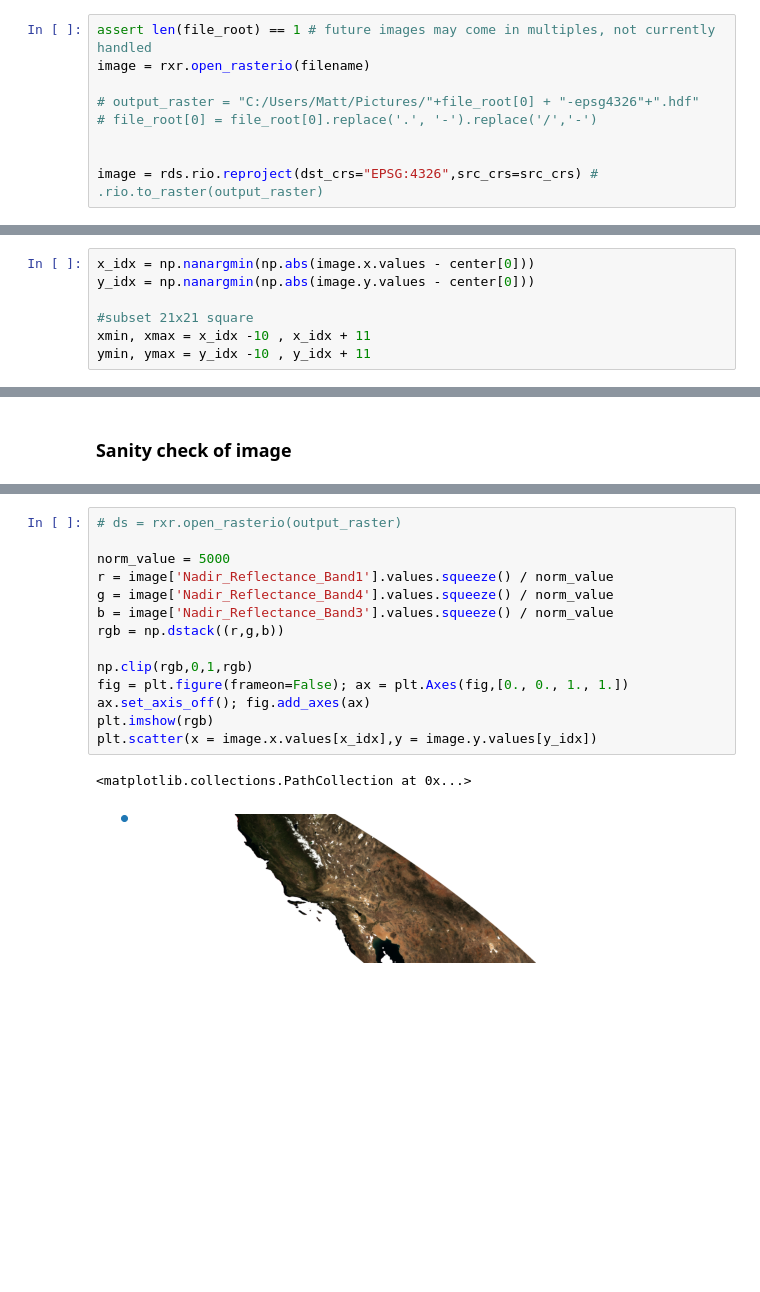
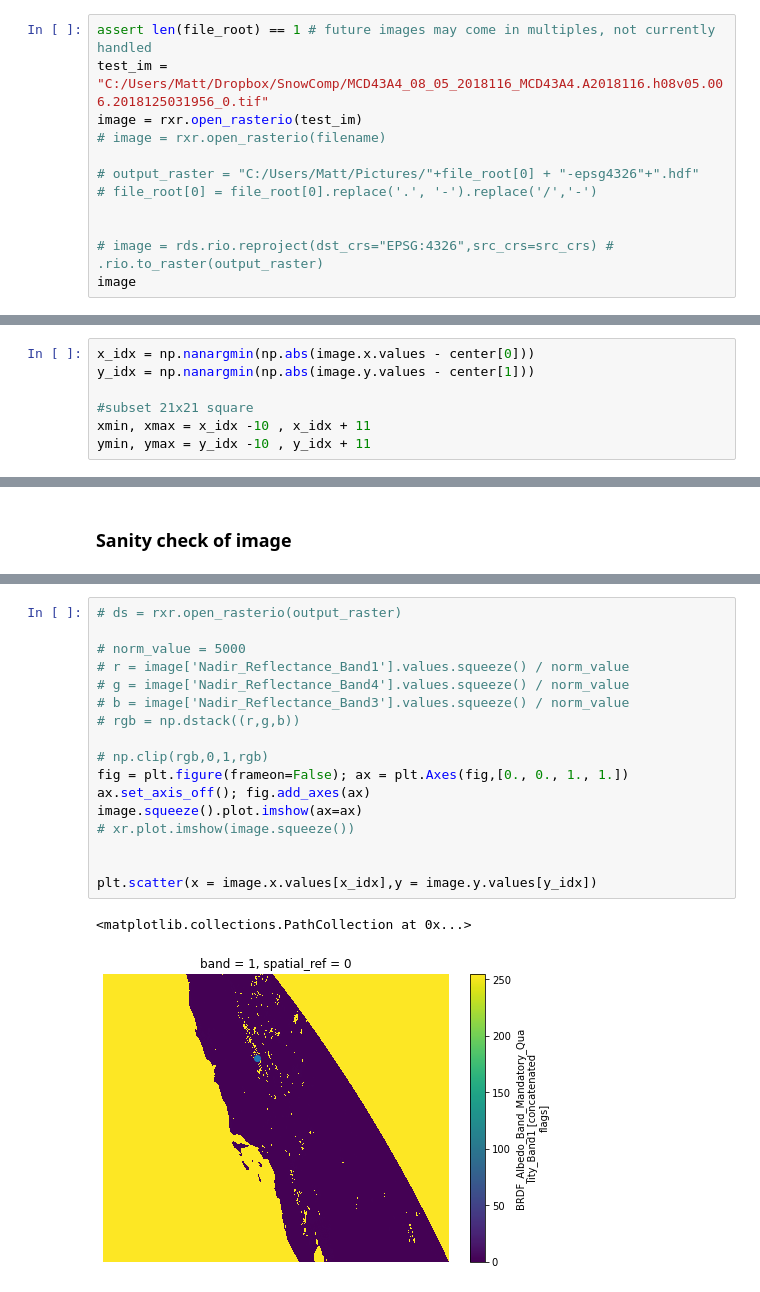
Before and after one commit to M-Harrington/SnowComp, a Jupyter notebook: src/Modis Processing.ipynb, the cells around one changed output, grey strips where cells are left out. Cells and saved outputs as stored; diff of their text form; blank space fills up the shorter version.

Commit message:
reprojection working, temp commit

```diff
--- a/src/Modis Processing.ipynb
+++ b/src/Modis Processing.ipynb
@@ -214,11 +223,14 @@ gdal.Warp("~/TestWarp",filename, srcSRS = src_crs,dstSRS="EPSG:4326")
 RuntimeError: Input file C:\Users\Matt\AppData\Local\Temp\modis\MCD43A4_08_05_2018116_MCD43A4.A2018116.h08v05.006.2018125031956.hdf has no raster bands.
 # %%
 assert len(file_root) == 1 # future images may come in multiples, not currently handled
-image = rxr.open_rasterio(filename)
+test_im = "C:/Users/Matt/Dropbox/SnowComp/MCD43A4_08_05_2018116_MCD43A4.A2018116.h08v05.006.2018125031956_0.tif"
+image = rxr.open_rasterio(test_im)
+# image = rxr.open_rasterio(filename)
 
 # output_raster = "C:/Users/Matt/Pictures/"+file_root[0] + "-epsg4326"+".hdf"
 # file_root[0] = file_root[0].replace('.', '-').replace('/','-')
 
 
-image = rds.rio.reproject(dst_crs="EPSG:4326",src_crs=src_crs) # .rio.to_raster(output_raster)
+# image = rds.rio.reproject(dst_crs="EPSG:4326",src_crs=src_crs) # .rio.to_raster(output_raster)
+image
 # %% [output]
@@ -233,7 +257,7 @@ test_cell = cells[0]
 center = centroids[test_cell]
 # %%
 x_idx = np.nanargmin(np.abs(image.x.values - center[0]))
-y_idx = np.nanargmin(np.abs(image.y.values - center[0]))
+y_idx = np.nanargmin(np.abs(image.y.values - center[1]))
 
 #subset 21x21 square
 xmin, xmax = x_idx -10 , x_idx + 11
@@ -280,17 +305,20 @@ image.x.values[x_idx]
 # %%
 # ds = rxr.open_rasterio(output_raster)
 
-norm_value = 5000
-r = image['Nadir_Reflectance_Band1'].values.squeeze() / norm_value
-g = image['Nadir_Reflectance_Band4'].values.squeeze() / norm_value
-b = image['Nadir_Reflectance_Band3'].values.squeeze() / norm_value
-rgb = np.dstack((r,g,b))
+# norm_value = 5000
+# r = image['Nadir_Reflectance_Band1'].values.squeeze() / norm_value
+# g = image['Nadir_Reflectance_Band4'].values.squeeze() / norm_value
+# b = image['Nadir_Reflectance_Band3'].values.squeeze() / norm_value
+# rgb = np.dstack((r,g,b))
 
-np.clip(rgb,0,1,rgb)
+# np.clip(rgb,0,1,rgb)
 fig = plt.figure(frameon=False); ax = plt.Axes(fig,[0., 0., 1., 1.])
 ax.set_axis_off(); fig.add_axes(ax)
-plt.imshow(rgb)
+image.squeeze().plot.imshow(ax=ax)
+# xr.plot.imshow(image.squeeze())
+
+
 plt.scatter(x = image.x.values[x_idx],y = image.y.values[y_idx])
 # %% [output]
 <matplotlib.collections.PathCollection at 0x...>
-[figure, old version]
+[figure, new version]
```
Also changed, not shown: parts of 11 cells of this notebook.
